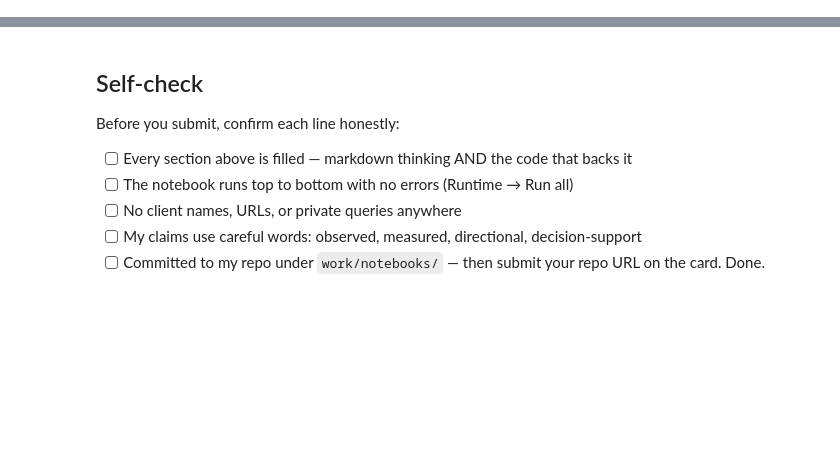
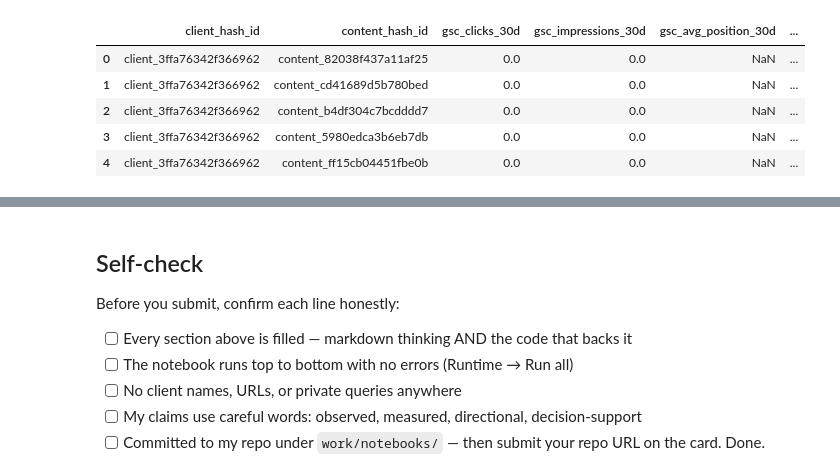
Before and after one commit to Kaneriah43/Flyrank_Ml_Internship, a Jupyter notebook: work/notebooks/w03_feature_leakage_check.ipynb, the cells around one changed output, grey strips where cells are left out. Saved outputs shown, nothing was run; the diff lists cells and outputs as text; code cells hidden in the pictures; blank space fills up the shorter version.

```diff
--- a/work/notebooks/w03_feature_leakage_check.ipynb
+++ b/work/notebooks/w03_feature_leakage_check.ipynb
@@ -12,0 +62,79 @@ This skeleton is yours to fill. Work the sections **in order** — each one has
+# %%
+TABLES = {
+    "dim_clients":
+        f"read_parquet('{REL}/dim_clients.parquet')",
+
+    "dim_content":
+        f"read_parquet('{REL}/dim_content.parquet')",
+
+    "fact_daily":
+        f"read_parquet('{REL}/fact_content_daily_performance/**/*.parquet')",
+
+    "fact_query_90d":
+        f"read_parquet('{REL}/fact_content_query_90d.parquet')",
+}
+# %%
+# This cell is for CODE (numbers, a query, a check).
+# Write your text answer in the cell ABOVE this one — typing sentences here breaks Run All.
+import pandas as pd
+import numpy as np
+
+decision_date = "2026-03-01"
+
+features = con.sql(f"""
+    SELECT
+        client_hash_id,
+        content_hash_id,
+
+        SUM(gsc_clicks) AS gsc_clicks_30d,
+        SUM(gsc_impressions) AS gsc_impressions_30d,
+        AVG(gsc_avg_position) AS gsc_avg_position_30d,
+        SUM(ga4_sessions) AS ga4_sessions_30d
+
+    FROM {TABLES['fact_daily']}
+
+    WHERE report_date >= DATE '2026-01-31'
+      AND report_date < DATE '2026-03-01'
+
+    GROUP BY
+        client_hash_id,
+        content_hash_id
+""").df()
+
+query_features = con.sql(f"""
+    SELECT
+        client_hash_id,
+        content_hash_id,
+        MAX(content_visible_query_count) AS content_visible_query_count
+    FROM {TABLES['fact_query_90d']}
+    WHERE window_end < DATE '2026-03-01'
+    GROUP BY
+        client_hash_id,
+        content_hash_id
+""").df()
+
+features = features.merge(
+    query_features,
+    on=["client_hash_id", "content_hash_id"],
+    how="left"
+)
+
+features["gsc_clicks_30d"] = features["gsc_clicks_30d"].fillna(0)
+features["gsc_impressions_30d"] = features["gsc_impressions_30d"].fillna(0)
+features["ga4_sessions_30d"] = features["ga4_sessions_30d"].fillna(0)
+features["content_visible_query_count"] = (
+    features["content_visible_query_count"].fillna(0)
+)
+
+features["gsc_position_missing"] = (
+    features["gsc_avg_position_30d"].isna().astype(int)
+)
+
+features.head()
+# %% [output]
+|  | client_hash_id | content_hash_id | gsc_clicks_30d | gsc_impressions_30d | gsc_avg_position_30d | ... |
+| 0 | client_3ffa76342f366962 | content_82038f437a11af25 | 0.0 | 0.0 | NaN | ... |
+| 1 | client_3ffa76342f366962 | content_cd41689d5b780bed | 0.0 | 0.0 | NaN | ... |
+| 2 | client_3ffa76342f366962 | content_b4df304c7bcdddd7 | 0.0 | 0.0 | NaN | ... |
+| 3 | client_3ffa76342f366962 | content_5980edca3b6eb7db | 0.0 | 0.0 | NaN | ... |
+| 4 | client_3ffa76342f366962 | content_ff15cb04451fbe0b | 0.0 | 0.0 | NaN | ... |
```
Also changed, not shown: parts of 16 cells of this notebook.
